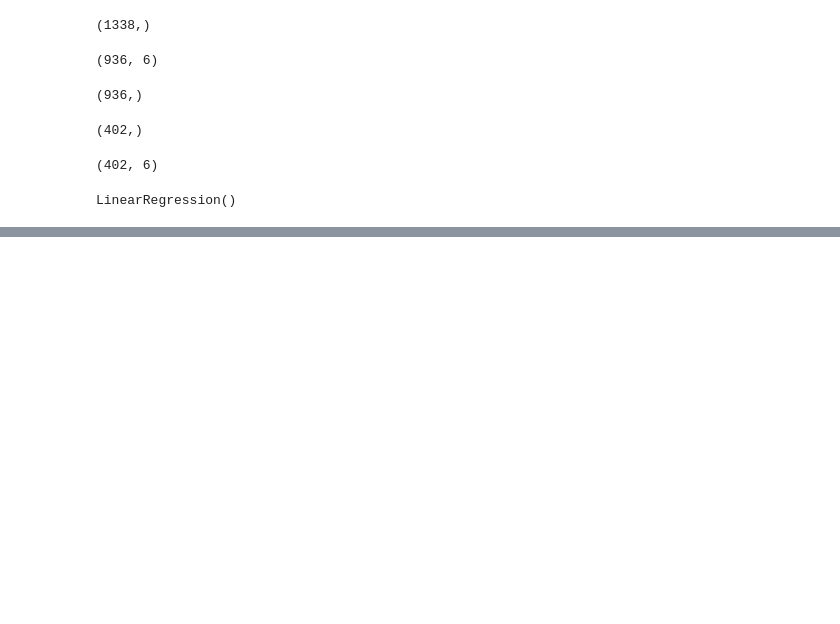
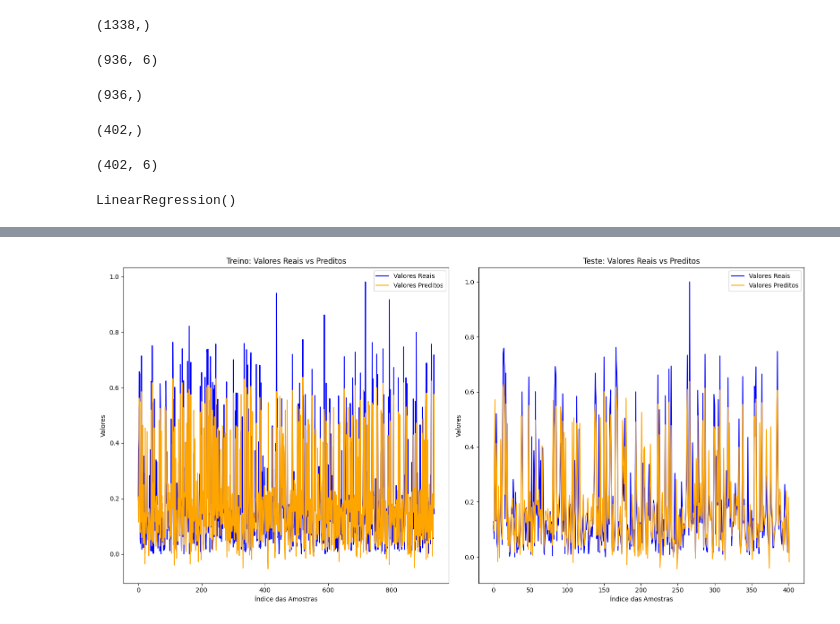
Before and after one commit to DataEtnos/ANALISES-DE-CUSTO-DE-SEGURO-DE-VIDA, a Jupyter notebook: TREINOS_DE_REGRESSÃO_LINEAR.ipynb, the cells around one changed output, grey strips where cells are left out. Drawn from its saved outputs; the diff is of its cells as text; code cells hidden in the pictures; blank space fills up the shorter version.

```diff
--- a/TREINOS_DE_REGRESSÃO_LINEAR.ipynb
+++ b/TREINOS_DE_REGRESSÃO_LINEAR.ipynb
@@ -325,0 +371,25 @@ Notes:
+# %%
+plt.figure(figsize=(16, 8))
+
+plt.subplot(1, 2, 2)
+plt.plot(y_test.values, label='Valores Reais', color='blue')
+plt.plot(Y_test_pred, label='Valores Preditos', color='orange')
+plt.title('Teste: Valores Reais vs Preditos')
+plt.xlabel('Índice das Amostras')
+plt.ylabel('Valores')
+plt.legend()
+
+# Gráfico de linha para o conjunto de treino
+plt.subplot(1, 2, 1)
+plt.plot(y_train.values, label='Valores Reais', color='blue')
+plt.plot(Y_train_pred, label='Valores Preditos', color='orange')
+plt.title('Treino: Valores Reais vs Preditos')
+plt.xlabel('Índice das Amostras')
+plt.ylabel('Valores')
+plt.legend()
+
+# Ajustando o layout
+plt.tight_layout()
+plt.show()
+# %% [output]
+[figure, added]
```
Also changed, not shown: parts of 20 cells of this notebook.
